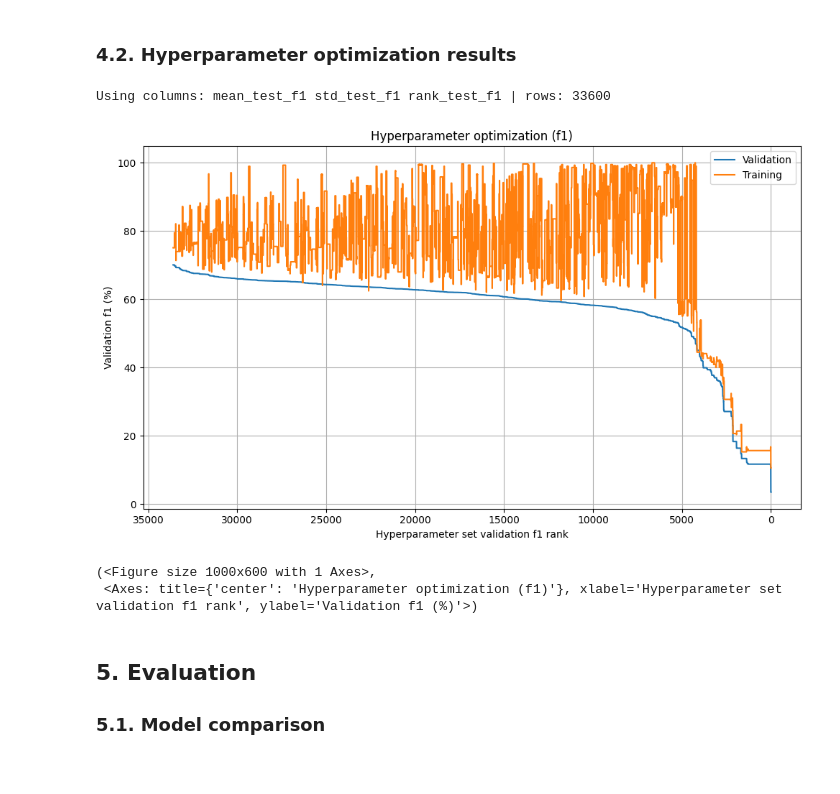
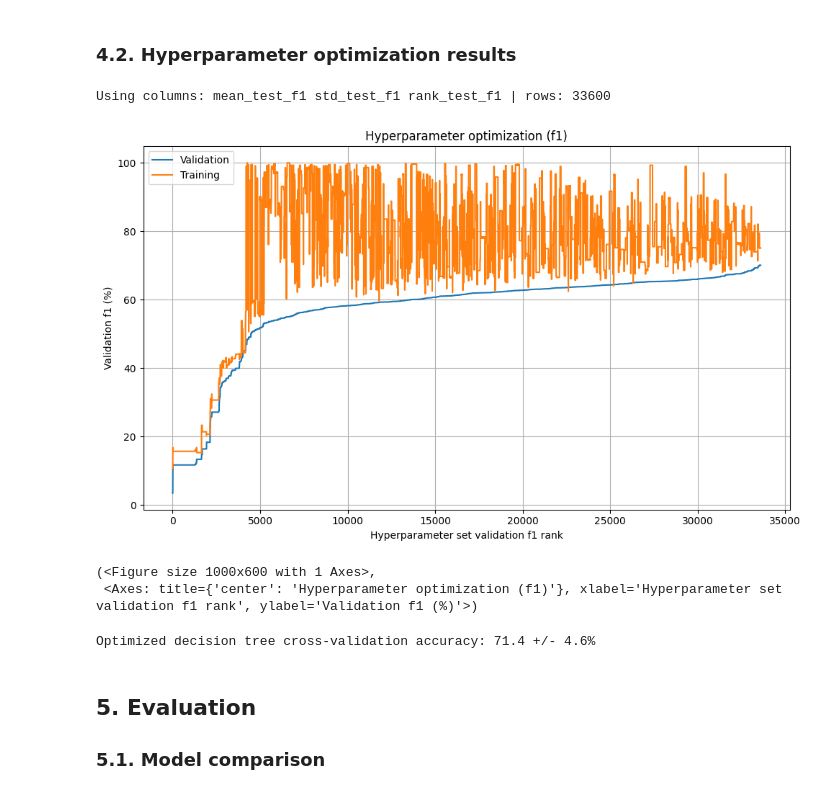
Before and after one commit to 4GeeksAcademy/Jack-Porter-Decision-Tree-Projects, a Jupyter notebook: notebooks/01.1-decision_tree_mvp.ipynb, the cells around one changed output. Cells and saved outputs as stored; diff of their text form; code cells hidden in the pictures.

```diff
--- a/notebooks/01.1-decision_tree_mvp.ipynb
+++ b/notebooks/01.1-decision_tree_mvp.ipynb
@@ -269,37 +269,52 @@ def plot_cv_rank_show(search, metric="f1", title="Hyperparameter optimization"):
     # pick the correct column names for multi/ single-metric cases
     mean_col = f"mean_test_{metric}" if f"mean_test_{metric}" in res else "mean_test_score"
     std_col  = mean_col.replace("mean_", "std_")
     rank_col = mean_col.replace("mean_", "rank_")
 
     # quick sanity print
     print("Using columns:", mean_col, std_col, rank_col, "| rows:", len(res))
 
     # sort worst→best so best is on the right after invert_xaxis()
     res = res.sort_values(rank_col, ascending=False).reset_index(drop=True)
 
     x = range(len(res))
     fig, ax = plt.subplots(figsize=(10, 6))
     ax.plot(x, res[mean_col]*100, label="Validation")
     if mean_col.replace("test_", "train_") in res:
         ax.plot(x, res[mean_col.replace("test_", "train_")]*100, label="Training")
 
-    ax.invert_xaxis()
+
     ax.set_title(f"{title} ({metric})")
     ax.set_xlabel(f"Hyperparameter set validation {metric} rank")
     ax.set_ylabel(f"Validation {metric} (%)")
     ax.grid(True)
     ax.legend()
     fig.tight_layout()
     plt.show()
     return fig, ax
 
 # call it with your fitted search object:
 plot_cv_rank_show(grid, metric="f1")
 # %% [output]
 Using columns: mean_test_f1 std_test_f1 rank_test_f1 | rows: 33600
-[figure, old version]
+[figure, new version]
 (<Figure size 1000x600 with 1 Axes>,
  <Axes: title={'center': 'Hyperparameter optimization (f1)'}, xlabel='Hyperparameter set validation f1 rank', ylabel='Validation f1 (%)'>)
+# %%
+scores = cross_val_score(
+    model,
+    training_df.drop('Outcome', axis=1),
+    training_df['Outcome'],
+    cv=7,
+    n_jobs=-1
+)
+
+cross_val_scores['Model'].extend(['Optimized decision tree']*len(scores))
+cross_val_scores['Score'].extend(scores*100)
+
+print(f'Optimized decision tree cross-validation accuracy: {np.mean(scores)*100:.1f} +/- {np.std(scores)*100:.1f}%')
+# %% [output]
+Optimized decision tree cross-validation accuracy: 71.4 +/- 4.6%
 # %% [markdown]
 ## 5. Evaluation
 
```
Also changed, not shown: parts of 4 cells of this notebook, 1 other file.
